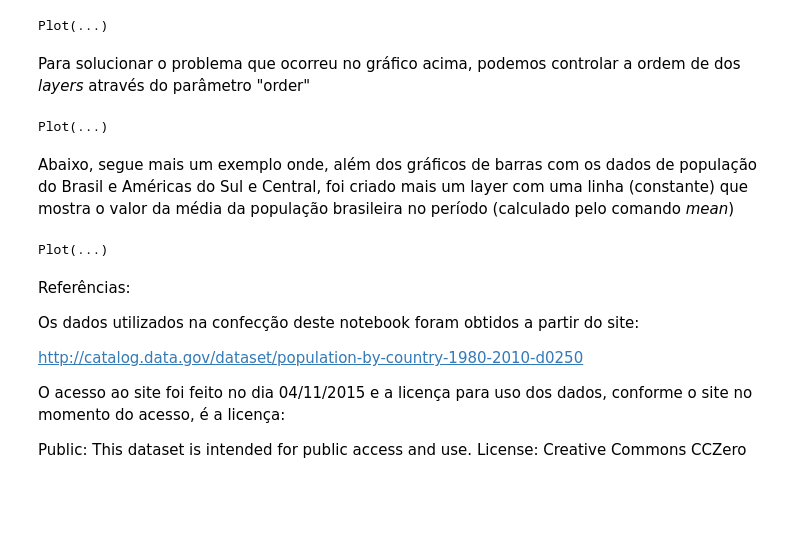
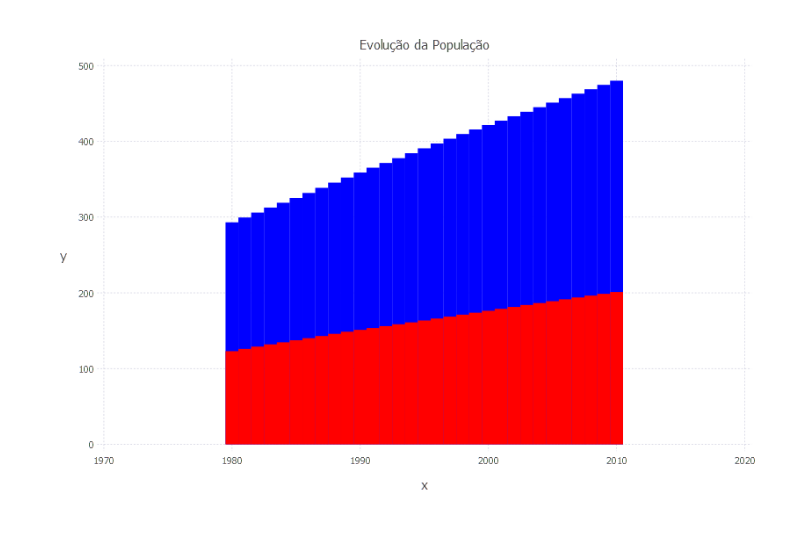
Before and after one commit to gomiero/canalalexandregomiero, a Jupyter notebook: Notebooks/Julia-Gadfly-Video11.ipynb, the cells around one changed output. Cells and saved outputs as stored; diff of their text form; code cells hidden in the pictures; blank space fills up the shorter version.

```diff
--- a/Notebooks/Julia-Gadfly-Video11.ipynb
+++ b/Notebooks/Julia-Gadfly-Video11.ipynb
@@ -142,44 +89,9 @@ No exemplo abaixo, o *layer* América do Sul sobrepõe o *layer* Brasil, por iss
 # %%
-# Seta o tamanho do gráfico
-set_default_plot_size(22cm, 15cm)
-
-plot(
-layer(x=paises[:Ano], y=paises[symbol("Central & South America")], Theme(default_color=colorant"red"), Geom.bar),
-layer(x=paises[:Ano], y=paises[symbol("Brazil")], Theme(default_color=colorant"blue"), Geom.bar),
-Guide.XLabel("Anos"), Guide.YLabel("Milhões de Habitantes"))
+p=plot(
+layer(x=paises[:Ano], y=paises[symbol("Central & South America")], Theme(default_color=colorant"blue"), Geom.bar, order=1),
+layer(x=paises[:Ano], y=paises[symbol("Brazil")], Theme(default_color=colorant"red"), Geom.bar, order=2),
+Guide.Title("Evolução da População"))
+draw(PNG("max_speeds.png", 6inch, 4inch), p)
+display("image/png", p)
 # %% [output]
-Plot(...)
+[figure, added]
-# %% [markdown]
-Para solucionar o problema que ocorreu no gráfico acima, podemos controlar a ordem de dos *layers* através do parâmetro "order"
-# %%
-set_default_plot_size(22cm, 15cm)
-
-plot(
-layer(x=paises[:Ano], y=paises[symbol("Central & South America")], Theme(default_color=colorant"red"), Geom.bar, order=1),
-layer(x=paises[:Ano], y=paises[symbol("Brazil")], Theme(default_color=colorant"blue"), Geom.bar, order=2),
-Guide.XLabel("Anos"), Guide.YLabel("Milhões de Habitantes"))
-# %% [output]
-Plot(...)
-# %% [markdown]
-Abaixo, segue mais um exemplo onde, além dos gráficos de barras com os dados de população do Brasil e Américas do Sul e Central, foi criado mais um layer com uma linha (constante) que mostra o valor da média da população brasileira no período (calculado pelo comando *mean*)
-# %%
-set_default_plot_size(22cm, 15cm)
-
-plot(
-layer(x=paises[:Ano], y=paises[symbol("Central & South America")], Theme(default_color=colorant"red"), Geom.bar, order=1),
-layer(x=paises[:Ano], y=paises[symbol("Brazil")], Theme(default_color=colorant"blue"), Geom.bar, order=2),
-layer(x=paises[:Ano], y=fill(mean(paises[symbol("Brazil")]),length(paises[:Ano])), Theme(default_color=colorant"yellow"), Geom.line, order=4),
-Guide.XLabel("Anos"), Guide.YLabel("Milhões de Habitantes"))
-# %% [output]
-Plot(...)
-# %% [markdown]
-Referências:
-
-Os dados utilizados na confecção deste notebook foram obtidos a partir do site:
-
-http://catalog.data.gov/dataset/population-by-country-1980-2010-d0250
-
-O acesso ao site foi feito no dia 04/11/2015 e a licença para uso dos dados, conforme o site no momento do acesso, é a licença:
-
-Public: This dataset is intended for public access and use.
-License: Creative Commons CCZero
```
Also changed, not shown: parts of 15 cells of this notebook.
